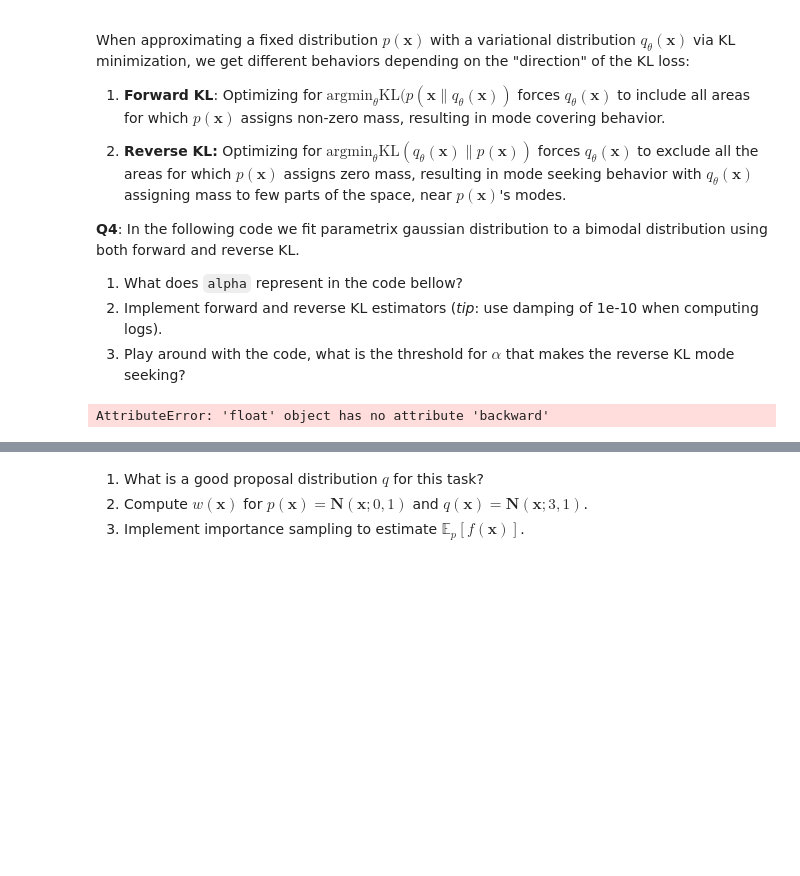
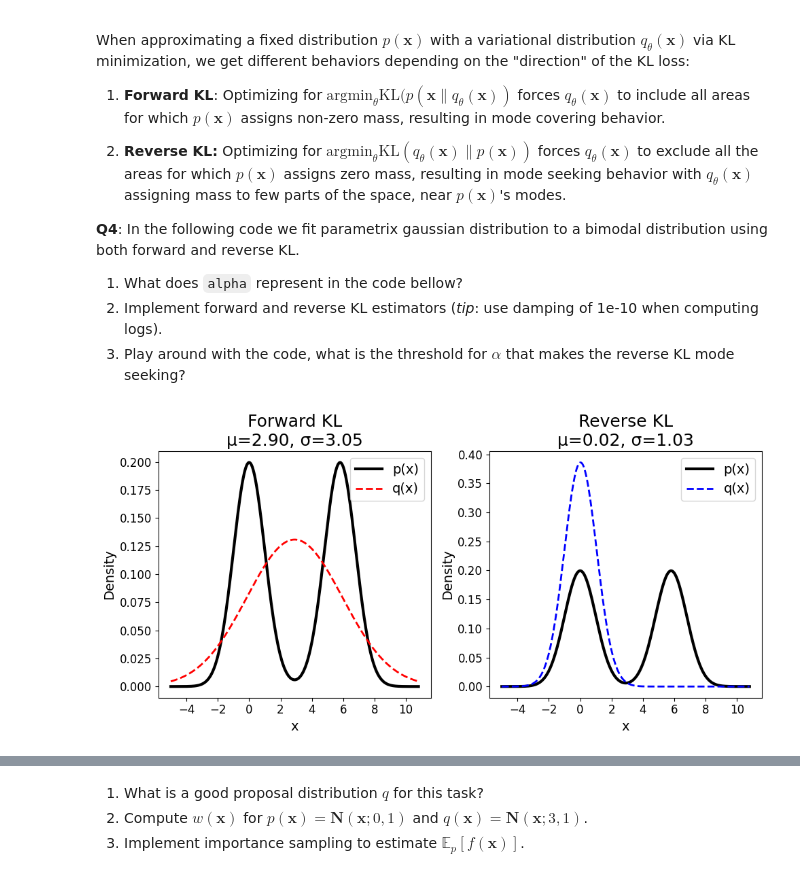
Before and after one commit to lcy412/udl_pratical, a Jupyter notebook: UDL_Practical_2_A_Toolkit_for_the_Probabilistic_Machine_Learning.ipynb, the cells around one changed output, grey strips where cells are left out. Saved outputs shown, nothing was run; the diff lists cells and outputs as text; code cells hidden in the pictures; blank space fills up the shorter version.

```diff
--- a/UDL_Practical_2_A_Toolkit_for_the_Probabilistic_Machine_Learning.ipynb
+++ b/UDL_Practical_2_A_Toolkit_for_the_Probabilistic_Machine_Learning.ipynb
@@ -259,7 +259,7 @@ When approximating a fixed distribution $p(\mathbf{x})$ with a variational distr
 2. Implement forward and reverse KL estimators (*tip*: use damping of 1e-10 when computing logs).
 3. Play around with the code, what is the threshold for $\alpha$ that makes the reverse KL mode seeking?
 # %%
-alpha = 4.8
+alpha = 5.8
 
 # Check if CUDA is available
 device = torch.device('cuda' if torch.cuda.is_available() else 'cpu')
@@ -289,7 +289,9 @@ q_reverse = VariationalDist(0.5 * alpha, 1.0)
 opt_reverse = torch.optim.Adam([q_reverse.mu, q_reverse.logvar], lr=0.01)
 
 # Uniformally spaced points for sum approximation
+# Uniformally spaced points for sum approximation
 x = torch.linspace(-5, 20, 100000).to(device)
+dx = x[1] - x[0]
 
 # Probabilities on the estimation points
 p_x = p(x)
@@ -297,7 +299,7 @@ p_x = p(x)
 for i in tqdm.trange(1000):
     # Estimate forward KL
     q_forward_x = q_forward.pdf(x)
-    forward_kl = 0.0 # TODO: Implement forward KL estimator
+    forward_kl = torch.sum(p_x * torch.log((p_x + 1e-10) / (q_forward_x + 1e-10))) * dx
 
     # Optimize for forward KL
     opt_forward.zero_grad()
@@ -306,7 +308,7 @@ for i in tqdm.trange(1000):
 
     # Estimate reverse KL
     q_reverse_x = q_reverse.pdf(x)
-    reverse_kl = 0.0 # TODO: Implement reverse KL estimator
+    reverse_kl = torch.sum(q_reverse_x * torch.log((q_reverse_x + 1e-10) / (p_x + 1e-10))) * dx
 
     # Optimize for reverse KL
     opt_reverse.zero_grad()
@@ -317,34 +319,34 @@ for i in tqdm.trange(1000):
 x = torch.linspace(-5, alpha + 5, 5000).to(device)
 p_x = p(x)
 
 plt.figure(figsize=(10, 5))
 
 # Forward KL result
 plt.subplot(121)
 plt.plot(x.cpu().detach().numpy(), p_x.cpu().detach().numpy(), 'k-', lw=3, label='p(x)')
 plt.plot(x.cpu().detach().numpy(), q_forward.pdf(x).cpu().detach().numpy(), 'r--', lw=2, label='q(x)')
 plt.title(f'Forward KL\nμ={q_forward.mu.item():.2f}, σ={np.exp(0.5 * q_forward.logvar.item()):.2f}', fontsize=18)
 plt.legend(fontsize=14)
 plt.xlabel('x', fontsize=14)
 plt.ylabel('Density', fontsize=14)
 plt.xticks(fontsize=12)
 plt.yticks(fontsize=12)
 
 # Reverse KL result
 plt.subplot(122)
 plt.plot(x.cpu().detach().numpy(), p_x.cpu().detach().numpy(), 'k-', lw=3, label='p(x)')
 plt.plot(x.cpu().detach().numpy(), q_reverse.pdf(x).cpu().detach().numpy(), 'b--', lw=2, label='q(x)')
 plt.title(f'Reverse KL\nμ={q_reverse.mu.item():.2f}, σ={np.exp(0.5 * q_reverse.logvar.item()):.2f}', fontsize=18)
 plt.legend(fontsize=14)
 plt.xlabel('x', fontsize=14)
 plt.ylabel('Density', fontsize=14)
 plt.xticks(fontsize=12)
 plt.yticks(fontsize=12)
 
 plt.tight_layout()
 plt.show()
 # %% [output]
-AttributeError: 'float' object has no attribute 'backward'
+[figure, added]
 # %% [markdown]
 ## Part 2: Importance sampling
 
```
Also changed, not shown: parts of 1 cell of this notebook.
